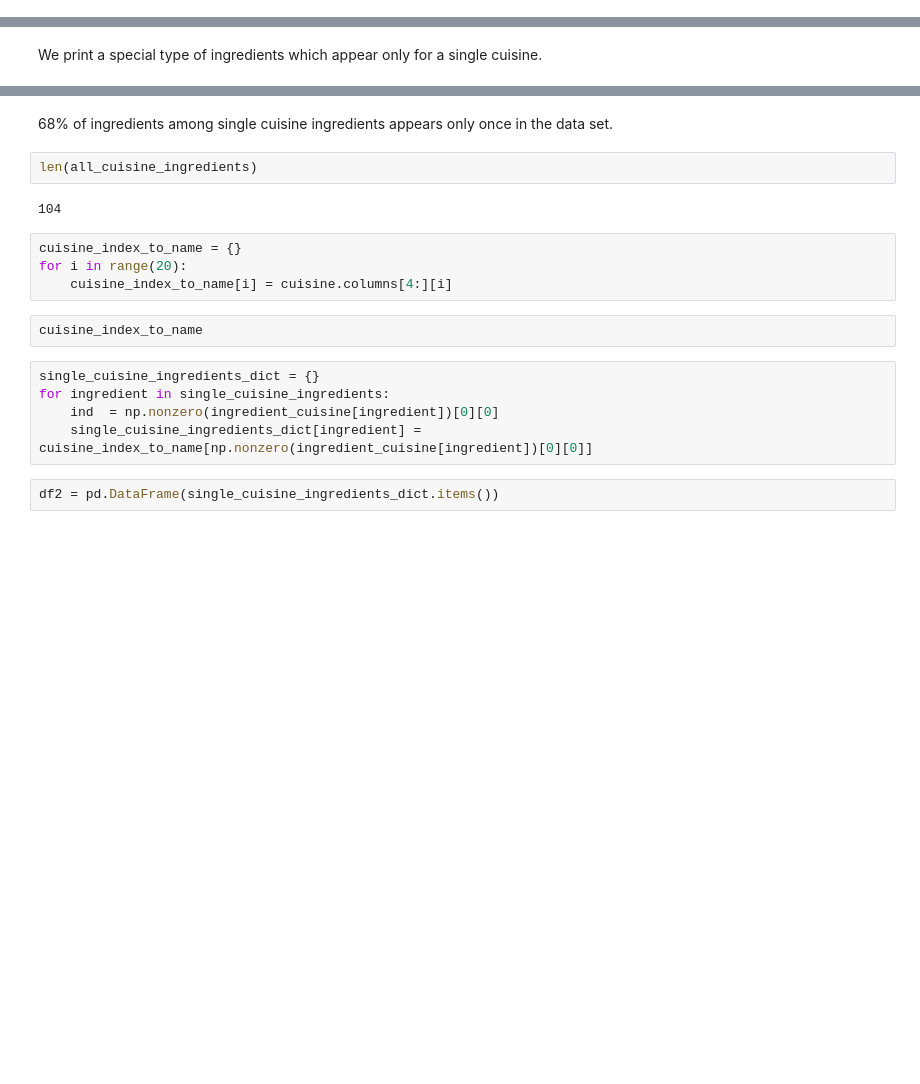
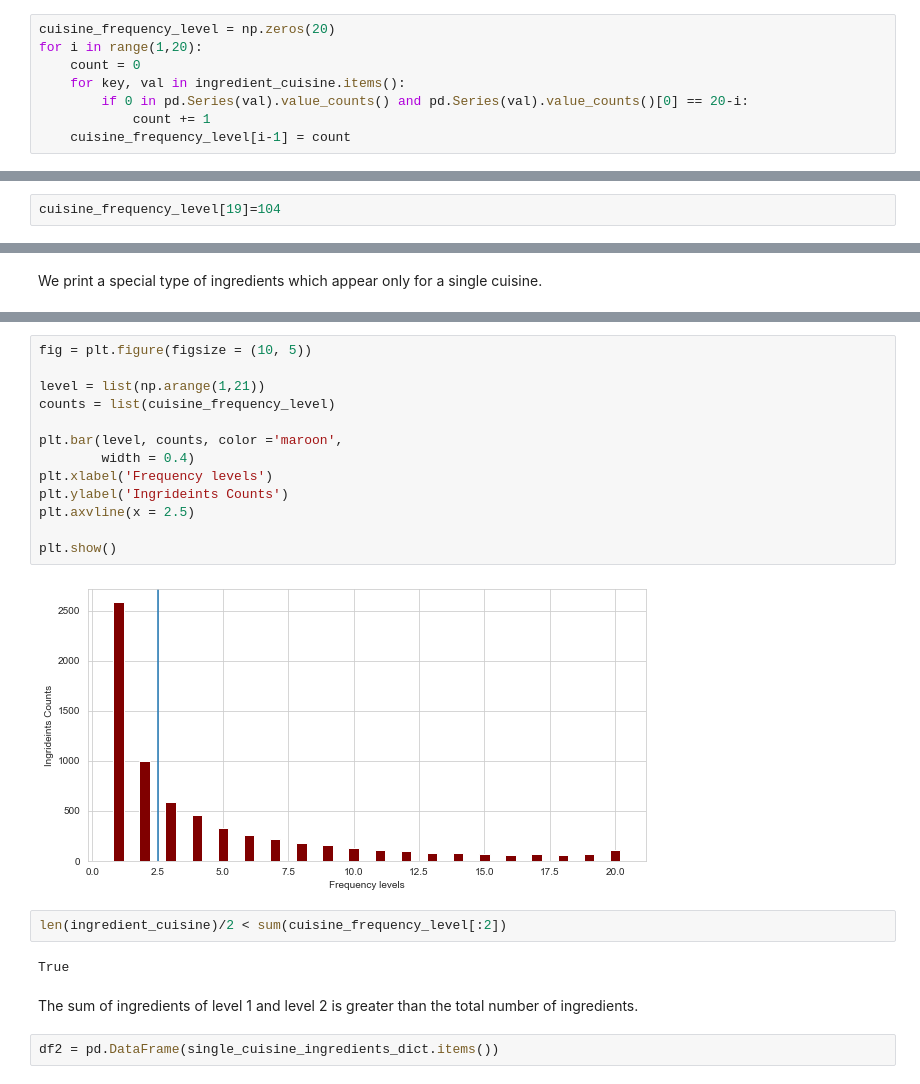
Before and after one commit to Goooo4it/Clementine-cuisine-prediction-project, a Jupyter notebook: EDA.ipynb, the cells around one changed output, grey strips where cells are left out. Drawn from its saved outputs; the diff is of its cells as text; blank space fills up the shorter version.

```diff
--- a/EDA.ipynb
+++ b/EDA.ipynb
@@ -329,0 +307,8 @@ len(ingredient_cuisine)
+# %%
+cuisine_frequency_level = np.zeros(20)
+for i in range(1,20):
+    count = 0
+    for key, val in ingredient_cuisine.items():
+        if 0 in pd.Series(val).value_counts() and pd.Series(val).value_counts()[0] == 20-i:
+            count += 1
+    cuisine_frequency_level[i-1] = count
@@ -329,0 +321,2 @@ len(ingredient_cuisine)
+# %%
+cuisine_frequency_level[19]=104
@@ -422,20 +351,24 @@ len(three_cuisine_ingredients)
-# %% [markdown]
-68% of ingredients among single cuisine ingredients appears only once in the data set.
-# %%
-len(all_cuisine_ingredients)
-# %% [output]
-104
-# %%
-cuisine_index_to_name = {}
-for i in range(20):
-    cuisine_index_to_name[i] = cuisine.columns[4:][i]
-# %%
-cuisine_index_to_name
-# %%
-single_cuisine_ingredients_dict = {}
-for ingredient in single_cuisine_ingredients:
-    ind  = np.nonzero(ingredient_cuisine[ingredient])[0][0]
-    single_cuisine_ingredients_dict[ingredient] = cuisine_index_to_name[np.nonzero(ingredient_cuisine[ingredient])[0][0]]
+# %%
+fig = plt.figure(figsize = (10, 5))
+
+level = list(np.arange(1,21))
+counts = list(cuisine_frequency_level)
+
+plt.bar(level, counts, color ='maroon',
+        width = 0.4)
+plt.xlabel('Frequency levels')
+plt.ylabel('Ingrideints Counts')
+plt.axvline(x = 2.5)
+
+plt.show()
+# %% [output]
+[figure, added]
+# %%
+len(ingredient_cuisine)/2 < sum(cuisine_frequency_level[:2])
+# %% [output]
+True
+# %% [markdown]
+The sum of ingredients of level 1 and level 2 is greater than the total number of ingredients.
 # %%
 df2 = pd.DataFrame(single_cuisine_ingredients_dict.items())
 # %% [markdown]
```
Also changed, not shown: parts of 86 cells of this notebook.
